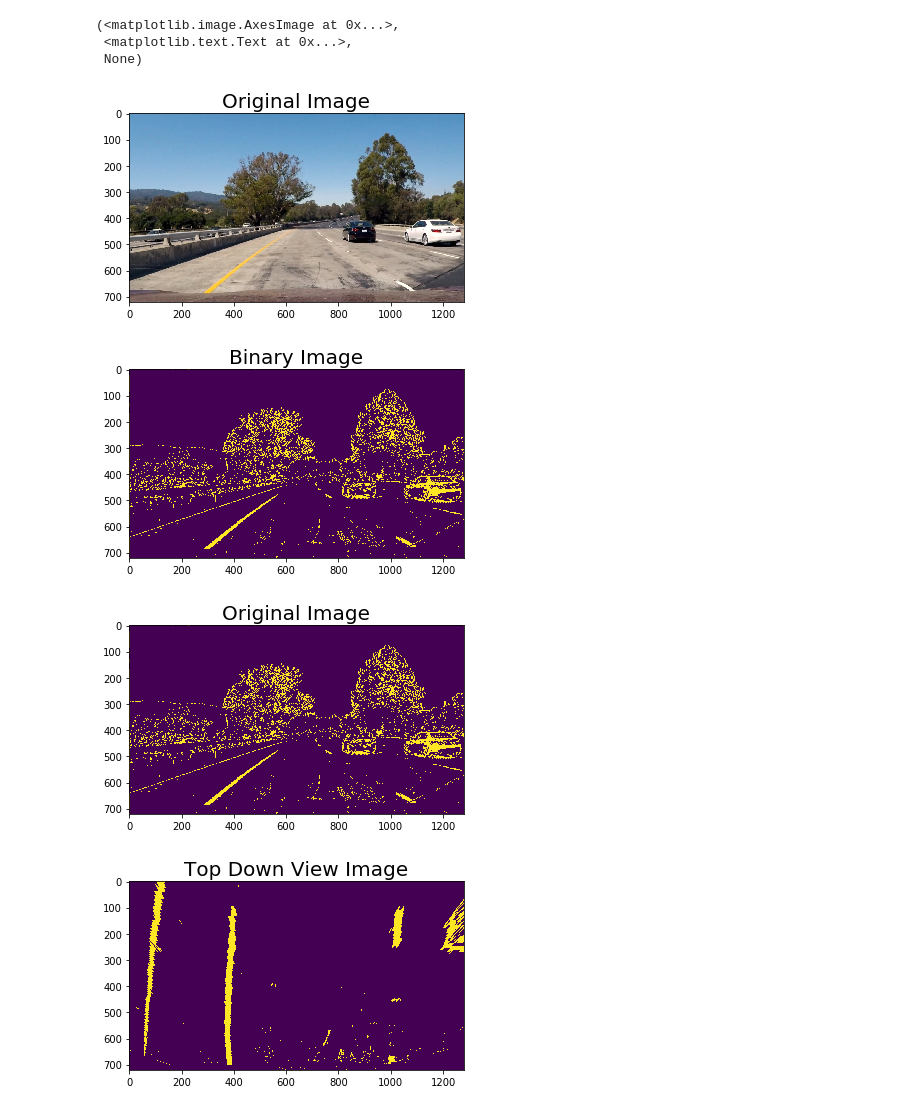
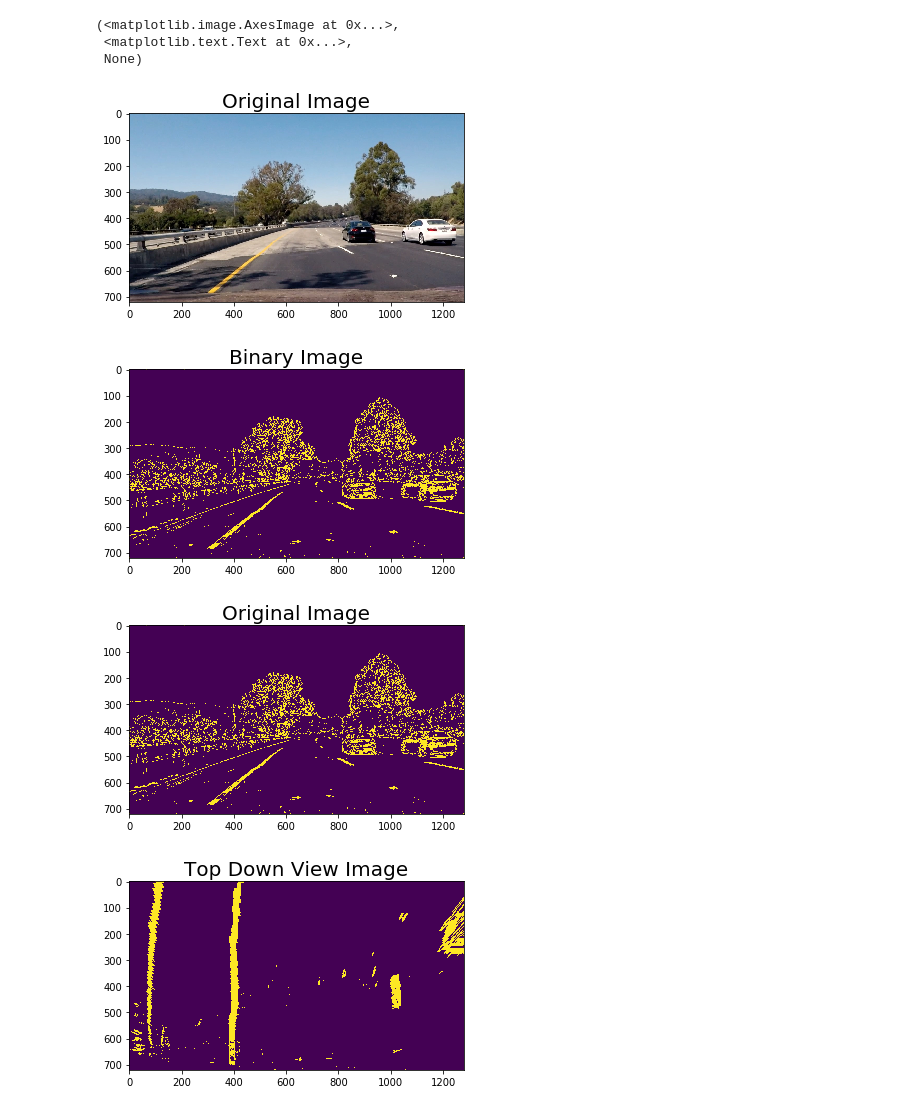
Before and after one commit to ronsos/CarND-AdvLaneLines-Proj4, a Jupyter notebook: lane_finding.ipynb, the cells around one changed output. Saved outputs shown, nothing was run; the diff lists cells and outputs as text; code cells hidden in the pictures.

```diff
--- a/lane_finding.ipynb
+++ b/lane_finding.ipynb
@@ -71,7 +71,7 @@ ret =  True
 
 # Load image
 #image = mpimg.imread('test_images/straight_lines2.jpg')
-image = mpimg.imread('test_images/test1.jpg')
+image = mpimg.imread('test_images/test4.jpg')
 
 # Threshold function
 def pipeline(img, s_thresh=(170, 255), sx_thresh=(20, 100)):
@@ -83,35 +83,35 @@ def pipeline(img, s_thresh=(170, 255), sx_thresh=(20, 100)):
     # Sobel x
     sobelx = cv2.Sobel(l_channel, cv2.CV_64F, 1, 0) # Take the derivative in x
     abs_sobelx = np.absolute(sobelx) # Absolute x derivative to accentuate lines away from horizontal
     scaled_sobel = np.uint8(255*abs_sobelx/np.max(abs_sobelx))
 
     # Threshold x gradient
     sxbinary = np.zeros_like(scaled_sobel)
     sxbinary[(scaled_sobel >= sx_thresh[0]) & (scaled_sobel <= sx_thresh[1])] = 1
 
     # Threshold color channel
     s_binary = np.zeros_like(s_channel)
     s_binary[(s_channel >= s_thresh[0]) & (s_channel <= s_thresh[1])] = 1
 
     # Generate combined binary
     combined_binary = np.zeros_like(sxbinary)
     combined_binary[(sxbinary >= 1) | (s_binary >= 1)] = 1
     return combined_binary
 
     # Stack each channel
     #color_binary = np.dstack(( np.zeros_like(sxbinary), sxbinary, s_binary))
     #return color_binary
 
 thresh_image = pipeline(image)
 
 #Plot the result
 plt.imshow(image), plt.title('Original Image', fontsize=20)
 plt.show()
 plt.imshow(thresh_image), plt.title('Binary Image', fontsize=20)
 plt.show()
 # %% [output]
-[figure, old version]
+[figure, new version]
-[figure, old version]
+[figure, new version]
 # %%
 # Perspective Transform
 
@@ -139,8 +139,8 @@ plt.show()
 plt.imshow(warped), plt.title('Top Down View Image', fontsize=20)
 plt.show()
 # %% [output]
-[figure, old version]
+[figure, new version]
-[figure, old version]
+[figure, new version]
 # %%
 # Histogram method for finding lane lines.
 def find_lane_lines(binary_warped):
```
Also changed, not shown: parts of 5 cells of this notebook.
